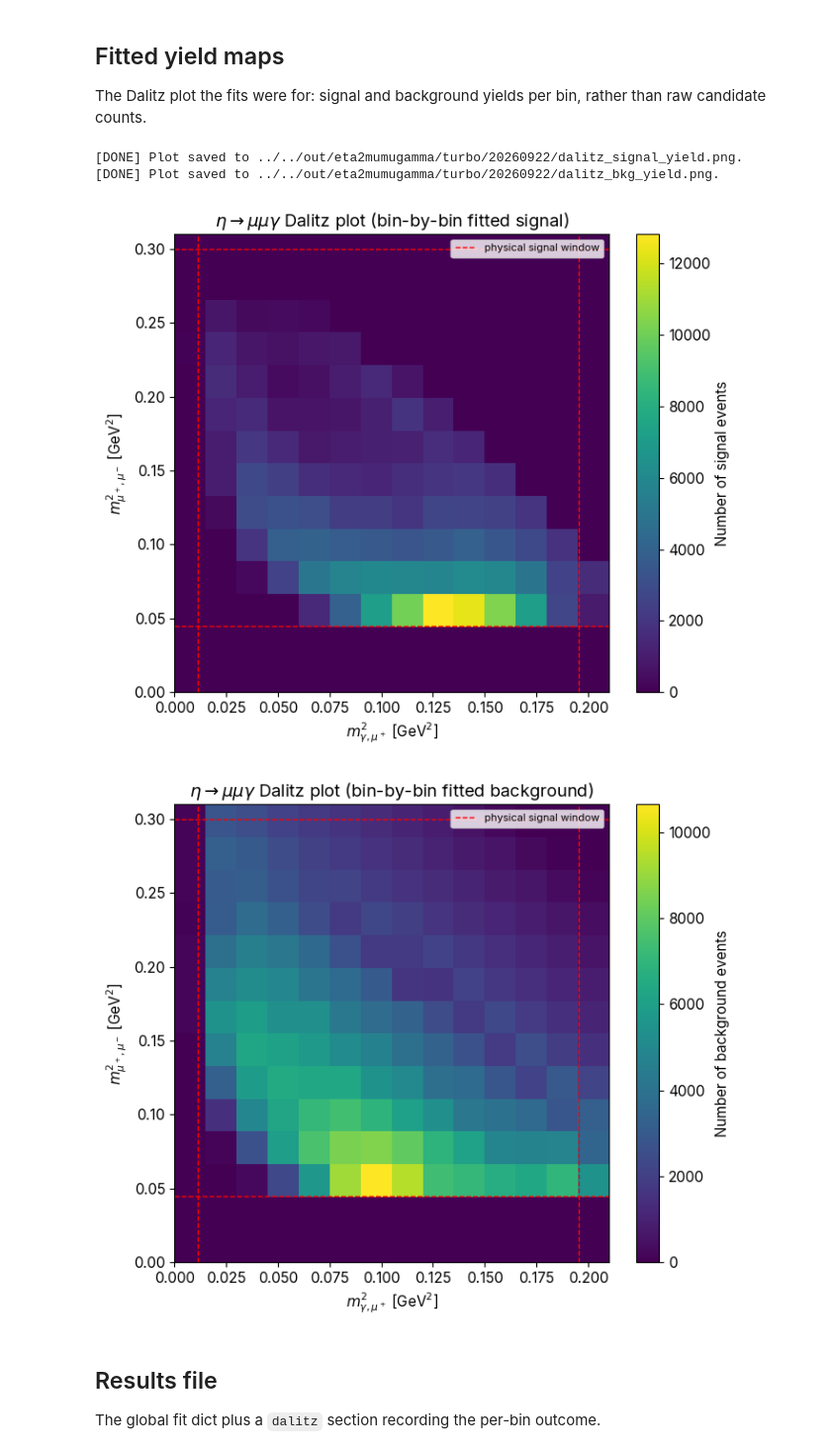
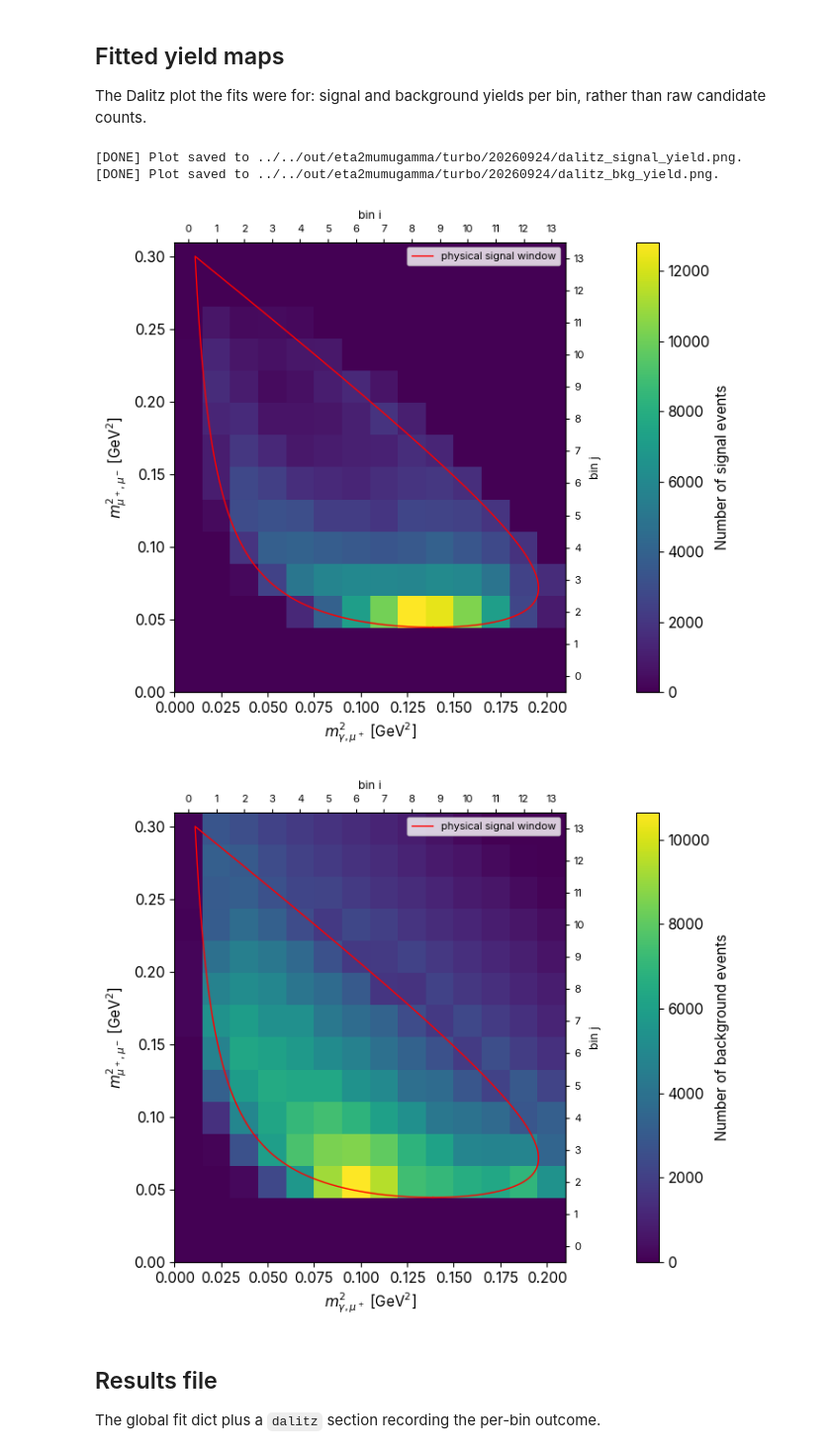
Before and after one commit to michael24peters/run2-offline-eta-etap-analysis, a Jupyter notebook: src/fit/fit_dalitz.ipynb, the cells around one changed output. Shown at 99% size. Cells and saved outputs as stored; diff of their text form; code cells hidden in the pictures.

Commit message:
pt plots

```diff
--- a/src/fit/fit_dalitz.ipynb
+++ b/src/fit/fit_dalitz.ipynb
@@ -276,13 +281,25 @@ shapes: m12s (3639776,)  m23s (3639776,)  masses (3639776,)
 Create dalitz plot without any fitting. Generate plots for both the full reconstructed range and zoomed into the physical region.
 # %%
 # Functions for all future dalitz plots to share for formatting purposes.
+MMU2 = M_MU**2   # [GeV^2]
+
+
+def dalitz_boundary(M, n=3000):
+    """Closed (m12, m23) boundary [GeV^2] of the physical Dalitz region (the
+    D(M) teardrop) for a parent of mass M [MeV]. See
+    anaroot/src/plot/plot_phase_space.py:dalitz_boundary."""
+    M2 = (M / 1000.0)**2
+    s = np.linspace(4 * MMU2, M2, n)
+    beta = np.sqrt(np.clip(1 - 4 * MMU2 / s, 0, None))
+    lo = MMU2 + (M2 - s) * (1 - beta) / 2
+    hi = MMU2 + (M2 - s) * (1 + beta) / 2
+    return np.concatenate([lo, hi[::-1]]), np.concatenate([s, s[::-1]])
+
+
 def draw_dalitz_axes(ax):
-    """Physical-boundary lines and axis labels shared by every Dalitz figure."""
-    ax.axvline(M12_PHYS[0], color='red', ls='--', lw=1,
-               label='physical signal window')
-    ax.axvline(M12_PHYS[1], color='red', ls='--', lw=1)
-    ax.axhline(M23_PHYS[0], color='red', ls='--', lw=1)
-    ax.axhline(M23_PHYS[1], color='red', ls='--', lw=1)
+    """D(m_eta) teardrop boundary and axis labels shared by every Dalitz figure."""
+    bx, by = dalitz_boundary(M_ETA * 1000.0)
+    ax.plot(bx, by, color='red', ls='-', lw=1, label='physical signal window')
     ax.legend(loc='upper right', fontsize=8)
     ax.set_xlabel(r'$m^2_{\gamma,\mu^+}$ [GeV$^2$]')
     ax.set_ylabel(r'$m^2_{\mu^+,\mu^-}$ [GeV$^2$]')
@@ -299,12 +316,15 @@ def plot_dalitz_hist(m12s, m23s, hist_range, title, output, bins=100):
 
 
 def plot_dalitz_map(values, cbar_label, title, output):
-    """Per-bin quantity (e.g. a fitted yield) drawn on the Dalitz grid."""
+    """Per-bin quantity (e.g. a fitted yield) drawn on the Dalitz grid, with
+    the (i, j) bin index -- matching per_bin_fits.pdf's page titles -- given
+    on secondary top/right axes next to the physical m12/m23 axes."""
     fig, ax = plt.subplots(figsize=(7, 6))
     mesh = ax.pcolormesh(m12_edges, m23_edges, values.T, cmap='viridis',
                          shading='auto')
-    fig.colorbar(mesh, ax=ax, label=cbar_label)
+    fig.colorbar(mesh, ax=ax, label=cbar_label, pad=0.13)
     draw_dalitz_axes(ax)
+    plot_style.add_bin_index_axes(ax, m12_edges, m23_edges)
     ax.set_title(title)
     plot_style.save_plot(fig, output)
 
@@ -723,16 +741,14 @@ than raw candidate counts.
 # %%
 dalitz_font()
 plot_dalitz_map(signal_counts, 'Number of signal events',
-                r'$\eta \to \mu\mu\gamma$ Dalitz plot (bin-by-bin fitted signal)',
-                os.path.join(OUTDIR, 'dalitz_signal_yield.png'))
+                '', os.path.join(OUTDIR, 'dalitz_signal_yield.png'))
 plot_dalitz_map(bkg_counts, 'Number of background events',
-                r'$\eta \to \mu\mu\gamma$ Dalitz plot (bin-by-bin fitted background)',
-                os.path.join(OUTDIR, 'dalitz_bkg_yield.png'))
+                '', os.path.join(OUTDIR, 'dalitz_bkg_yield.png'))
 # %% [output]
-[DONE] Plot saved to ../../out/eta2mumugamma/turbo/20260922/dalitz_signal_yield.png.
-[DONE] Plot saved to ../../out/eta2mumugamma/turbo/20260922/dalitz_bkg_yield.png.
+[DONE] Plot saved to ../../out/eta2mumugamma/turbo/20260924/dalitz_signal_yield.png.
+[DONE] Plot saved to ../../out/eta2mumugamma/turbo/20260924/dalitz_bkg_yield.png.
-[figure, old version]
+[figure, new version]
-[figure, old version]
+[figure, new version]
 # %% [markdown]
 ## Results file
 
```
Also changed, not shown: parts of 6 cells of this notebook, 4 other files.
